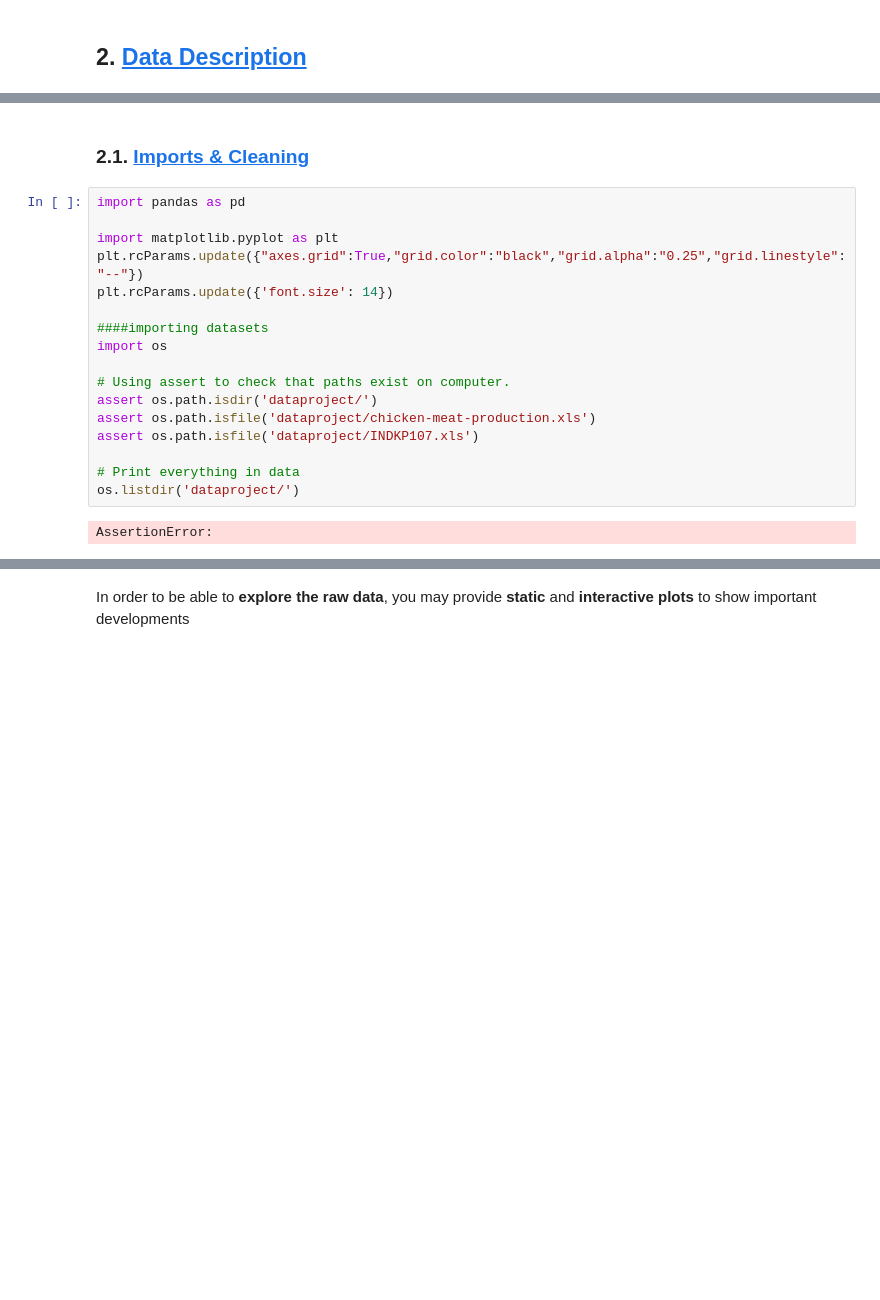
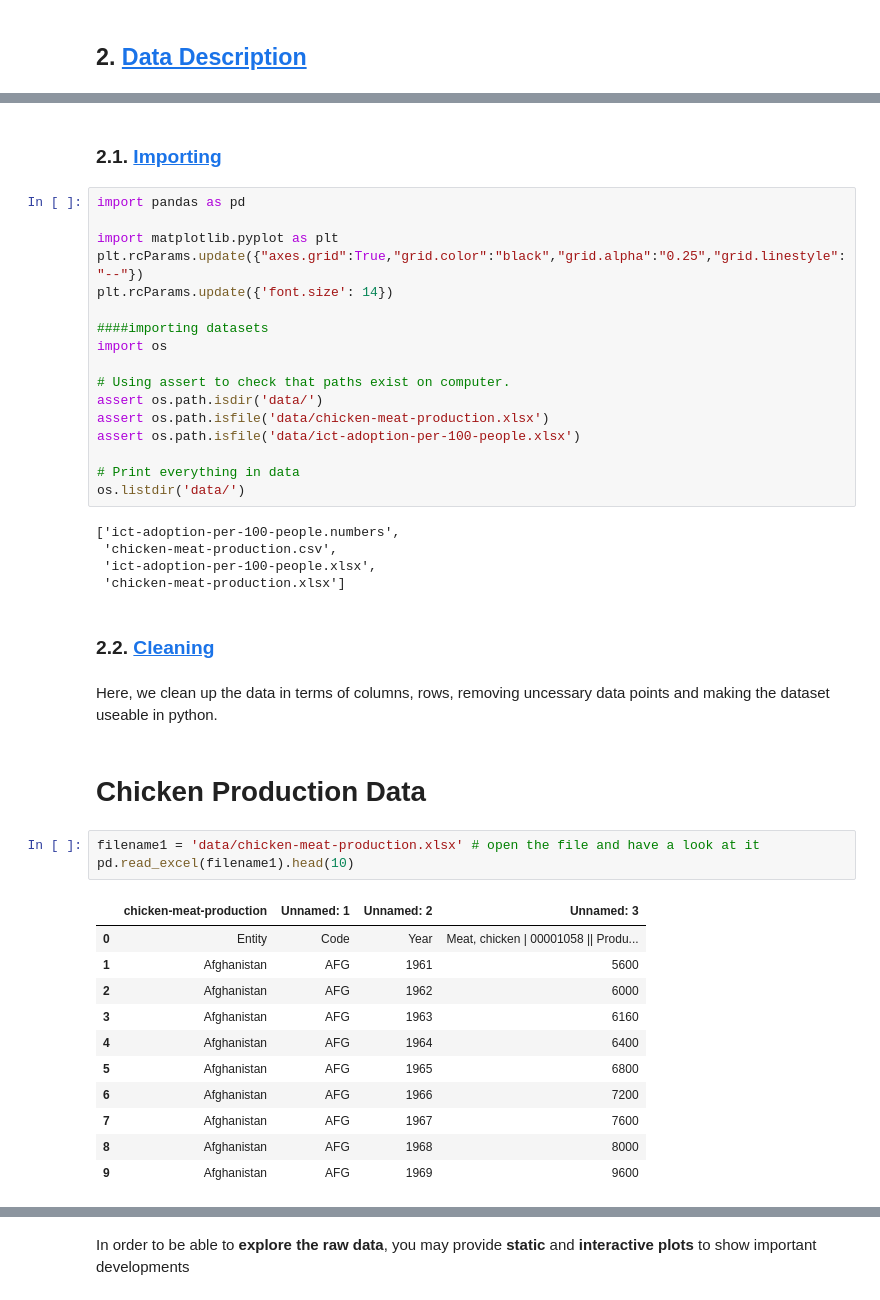
Before and after one commit to NumEconCopenhagen/projects-2024-isabel_nicole_snorri, a Jupyter notebook: dataproject/dataproject.ipynb, the cells around one changed output, grey strips where cells are left out. Cells and saved outputs as stored; diff of their text form; blank space fills up the shorter version.

```diff
--- a/dataproject/dataproject.ipynb
+++ b/dataproject/dataproject.ipynb
@@ -16,5 +20,5 @@ Descibe data here ...
 # %% [markdown]
-### 2.1. <a id='toc2_1'></a>[Imports & Cleaning](#toc0)
+### 2.1. <a id='toc2_1'></a>[Importing](#toc0)
 # %%
 import pandas as pd
 
@@ -26,11 +30,35 @@ plt.rcParams.update({'font.size': 14})
 import os
 
 # Using assert to check that paths exist on computer.
-assert os.path.isdir('dataproject/')
-assert os.path.isfile('dataproject/chicken-meat-production.xls')
-assert os.path.isfile('dataproject/INDKP107.xls')
+assert os.path.isdir('data/')
+assert os.path.isfile('data/chicken-meat-production.xlsx')
+assert os.path.isfile('data/ict-adoption-per-100-people.xlsx')
 
 # Print everything in data
-os.listdir('dataproject/')
+os.listdir('data/')
 # %% [output]
-AssertionError:
+['ict-adoption-per-100-people.numbers',
+ 'chicken-meat-production.csv',
+ 'ict-adoption-per-100-people.xlsx',
+ 'chicken-meat-production.xlsx']
+# %% [markdown]
+### 2.2. <a id='toc2_2'></a>[Cleaning](#toc0)
+# %% [markdown]
+Here, we clean up the data in terms of columns, rows, removing uncessary data points and making the dataset useable in python.
+# %% [markdown]
+# Chicken Production Data
+# %%
+filename1 = 'data/chicken-meat-production.xlsx' # open the file and have a look at it
+pd.read_excel(filename1).head(10)
+# %% [output]
+|  | chicken-meat-production | Unnamed: 1 | Unnamed: 2 | Unnamed: 3 |
+| 0 | Entity | Code | Year | Meat, chicken | 00001058 || Produ... |
+| 1 | Afghanistan | AFG | 1961 | 5600 |
+| 2 | Afghanistan | AFG | 1962 | 6000 |
+| 3 | Afghanistan | AFG | 1963 | 6160 |
+| 4 | Afghanistan | AFG | 1964 | 6400 |
+| 5 | Afghanistan | AFG | 1965 | 6800 |
+| 6 | Afghanistan | AFG | 1966 | 7200 |
+| 7 | Afghanistan | AFG | 1967 | 7600 |
+| 8 | Afghanistan | AFG | 1968 | 8000 |
+| 9 | Afghanistan | AFG | 1969 | 9600 |
```
Also changed, not shown: parts of 29 cells of this notebook, 6 other files.
